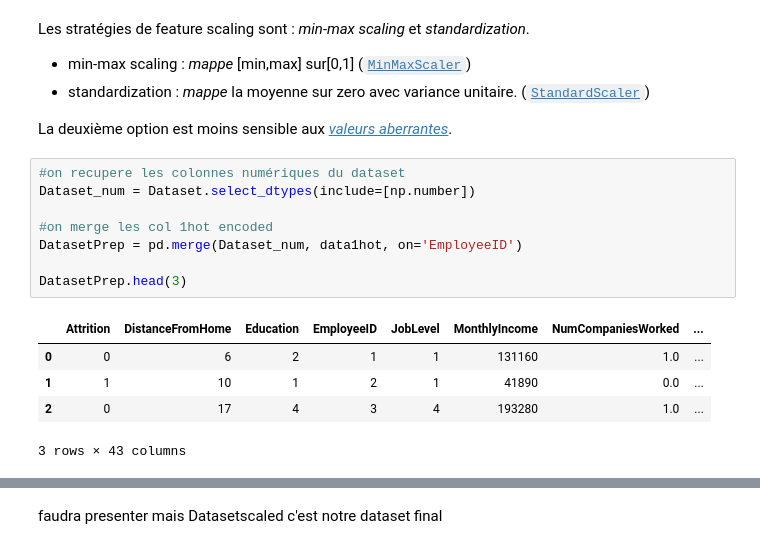
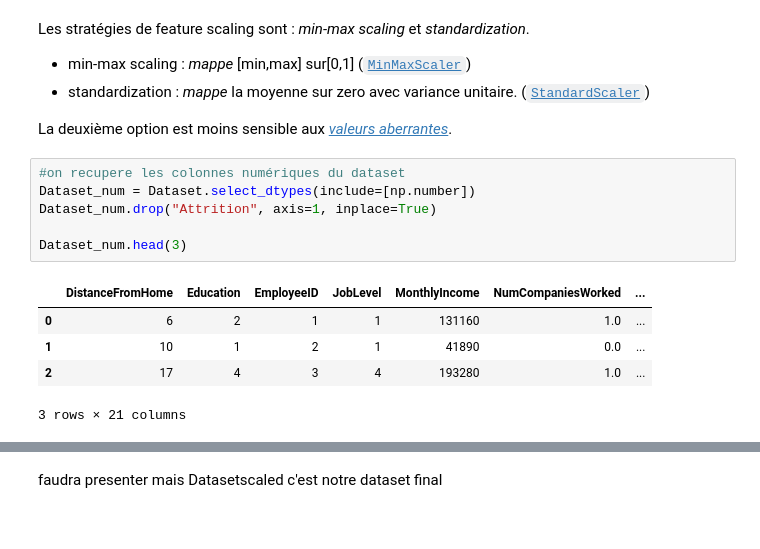
Before and after one commit to OscarPALISSOT/ML_Classifier_CESI_A4, a Jupyter notebook: notebook/Import_data.ipynb, the cells around one changed output, grey strips where cells are left out. Drawn from its saved outputs; the diff is of its cells as text.

Commit message:
data prep

```diff
--- a/notebook/Import_data.ipynb
+++ b/notebook/Import_data.ipynb
@@ -484,16 +484,14 @@ La deuxième option est moins sensible aux [_valeurs aberrantes_](https://fr.wik
 # %%
 #on recupere les colonnes numériques du dataset
 Dataset_num = Dataset.select_dtypes(include=[np.number])
+Dataset_num.drop("Attrition", axis=1, inplace=True)
 
-#on merge les col 1hot encoded
-DatasetPrep = pd.merge(Dataset_num, data1hot, on='EmployeeID')
-
-DatasetPrep.head(3)
+Dataset_num.head(3)
 # %% [output]
-|  | Attrition | DistanceFromHome | Education | EmployeeID | JobLevel | MonthlyIncome | NumCompaniesWorked | ... |
-| 0 | 0 | 6 | 2 | 1 | 1 | 131160 | 1.0 | ... |
-| 1 | 1 | 10 | 1 | 2 | 1 | 41890 | 0.0 | ... |
-| 2 | 0 | 17 | 4 | 3 | 4 | 193280 | 1.0 | ... |
+|  | DistanceFromHome | Education | EmployeeID | JobLevel | MonthlyIncome | NumCompaniesWorked | ... |
+| 0 | 6 | 2 | 1 | 1 | 131160 | 1.0 | ... |
+| 1 | 10 | 1 | 2 | 1 | 41890 | 0.0 | ... |
+| 2 | 17 | 4 | 3 | 4 | 193280 | 1.0 | ... |
-3 rows × 43 columns
+3 rows × 21 columns
 # %%
 scaler = StandardScaler()
```
Also changed, not shown: parts of 5 cells of this notebook.
